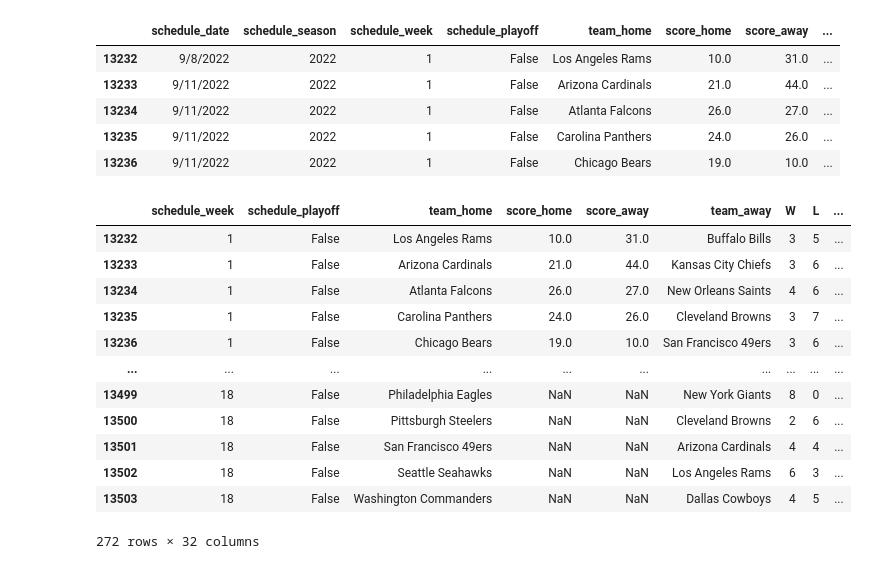
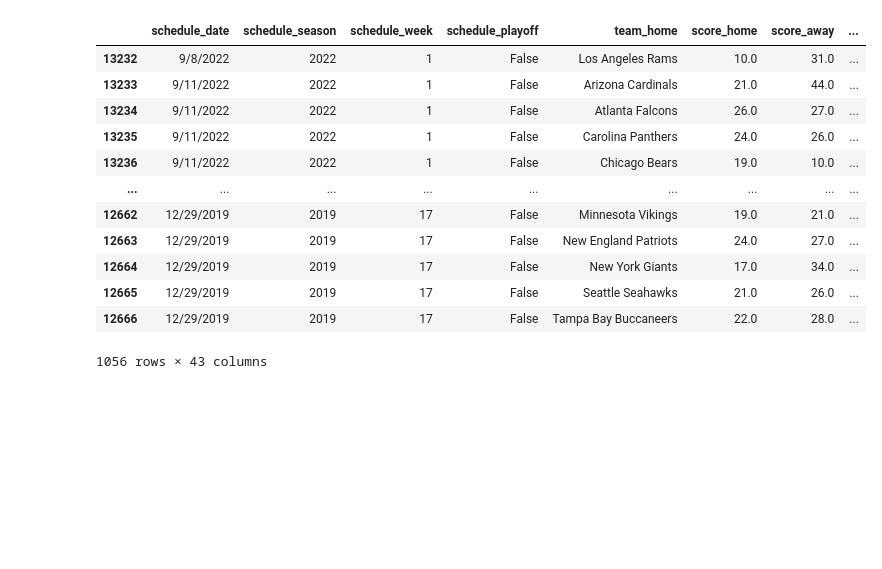
Before and after one commit to AggieSportsAnalytics/OddsMaker, a Jupyter notebook: main.ipynb, the cells around one changed output. Drawn from its saved outputs; the diff is of its cells as text; code cells hidden in the pictures; blank space fills up the shorter version.

```diff
--- a/main.ipynb
+++ b/main.ipynb
@@ -109,4 +127,12 @@ schedule_df = pd.read_csv('spreadspoke_scores.csv').groupby('schedule_season').g
-# %%
-# Merge team data with schedule data
-df = schedule_df.join(new_teams_df.set_index('Team'), on='team_home').join(new_teams_df.set_index('Team'), on='team_away', rsuffix='_away')
-pd.set_option('display.max_columns', None)
+# %%
+schedule_df_2022 = schedule_df.groupby('schedule_season').get_group(2022)
+schedule_df_2021 = schedule_df.groupby('schedule_season').get_group(2021)
+schedule_df_2020 = schedule_df.groupby('schedule_season').get_group(2020)
+schedule_df_2019 = schedule_df.groupby('schedule_season').get_group(2019)
+
+teams_df_2022 = teams_df.groupby('Season').get_group(2022)
+teams_df_2021 = teams_df.groupby('Season').get_group(2021)
+teams_df_2020 = teams_df.groupby('Season').get_group(2020)
+teams_df_2019 = teams_df.groupby('Season').get_group(2019)
+
+teams_df_2022
@@ -113,29 +157,31 @@ pd.set_option('display.max_columns', None)
+# %%
+# Merge team data with schedule data
+df_2022 = schedule_df_2022.join(teams_df_2022.set_index('Team'), on='team_home').join(teams_df_2022.set_index('Team'), on="team_away", rsuffix='_away')
+df_2021 = schedule_df_2021.join(teams_df_2021.set_index('Team'), on='team_home').join(teams_df_2021.set_index('Team'), on="team_away", rsuffix='_away')
+df_2020 = schedule_df_2020.join(teams_df_2020.set_index('Team'), on='team_home').join(teams_df_2020.set_index('Team'), on="team_away", rsuffix='_away')
+df_2019 = schedule_df_2019.join(teams_df_2019.set_index('Team'), on='team_home').join(teams_df_2019.set_index('Team'), on="team_away", rsuffix='_away')
+# %%
+# Combine data from 2022, 2021, 2020, 2019 seasons
+df = pd.concat([df_2022, df_2021, df_2020, df_2019])
+# Remove playoff games
+df = df[df.schedule_playoff != True]
 # %%
 # Visualize data
-df.head()
+df
 # %% [output]
 |  | schedule_date | schedule_season | schedule_week | schedule_playoff | team_home | score_home | score_away | ... |
 | 13232 | 9/8/2022 | 2022 | 1 | False | Los Angeles Rams | 10.0 | 31.0 | ... |
 | 13233 | 9/11/2022 | 2022 | 1 | False | Arizona Cardinals | 21.0 | 44.0 | ... |
 | 13234 | 9/11/2022 | 2022 | 1 | False | Atlanta Falcons | 26.0 | 27.0 | ... |
 | 13235 | 9/11/2022 | 2022 | 1 | False | Carolina Panthers | 24.0 | 26.0 | ... |
 | 13236 | 9/11/2022 | 2022 | 1 | False | Chicago Bears | 19.0 | 10.0 | ... |
+| ... | ... | ... | ... | ... | ... | ... | ... | ... |
+| 12662 | 12/29/2019 | 2019 | 17 | False | Minnesota Vikings | 19.0 | 21.0 | ... |
+| 12663 | 12/29/2019 | 2019 | 17 | False | New England Patriots | 24.0 | 27.0 | ... |
+| 12664 | 12/29/2019 | 2019 | 17 | False | New York Giants | 17.0 | 34.0 | ... |
+| 12665 | 12/29/2019 | 2019 | 17 | False | Seattle Seahawks | 21.0 | 26.0 | ... |
+| 12666 | 12/29/2019 | 2019 | 17 | False | Tampa Bay Buccaneers | 22.0 | 28.0 | ... |
+1056 rows × 43 columns
 # %%
 # Remove unnecessary columns
 df.drop(schedule_df.iloc[0:0, 0:2] + schedule_df.iloc[0:0, 8:], axis=1, inplace=True)
-# %%
-df
-# %% [output]
-|  | schedule_week | schedule_playoff | team_home | score_home | score_away | team_away | W | L | ... |
-| 13232 | 1 | False | Los Angeles Rams | 10.0 | 31.0 | Buffalo Bills | 3 | 5 | ... |
-| 13233 | 1 | False | Arizona Cardinals | 21.0 | 44.0 | Kansas City Chiefs | 3 | 6 | ... |
-| 13234 | 1 | False | Atlanta Falcons | 26.0 | 27.0 | New Orleans Saints | 4 | 6 | ... |
-| 13235 | 1 | False | Carolina Panthers | 24.0 | 26.0 | Cleveland Browns | 3 | 7 | ... |
-| 13236 | 1 | False | Chicago Bears | 19.0 | 10.0 | San Francisco 49ers | 3 | 6 | ... |
-| ... | ... | ... | ... | ... | ... | ... | ... | ... | ... |
-| 13499 | 18 | False | Philadelphia Eagles | NaN | NaN | New York Giants | 8 | 0 | ... |
-| 13500 | 18 | False | Pittsburgh Steelers | NaN | NaN | Cleveland Browns | 2 | 6 | ... |
-| 13501 | 18 | False | San Francisco 49ers | NaN | NaN | Arizona Cardinals | 4 | 4 | ... |
-| 13502 | 18 | False | Seattle Seahawks | NaN | NaN | Los Angeles Rams | 6 | 3 | ... |
-| 13503 | 18 | False | Washington Commanders | NaN | NaN | Dallas Cowboys | 4 | 5 | ... |
-272 rows × 32 columns
```
Also changed, not shown: parts of 9 cells of this notebook, 4 other files.
